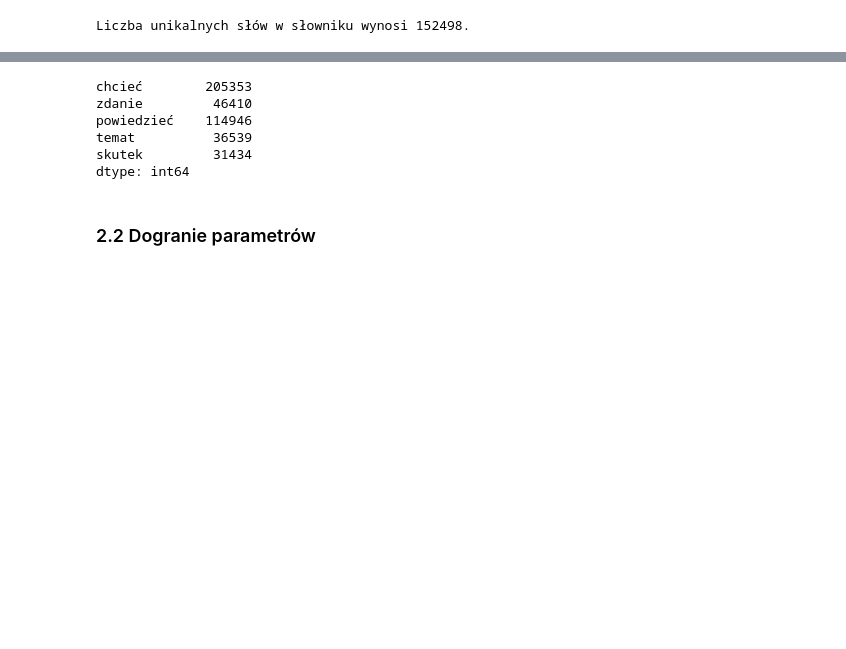
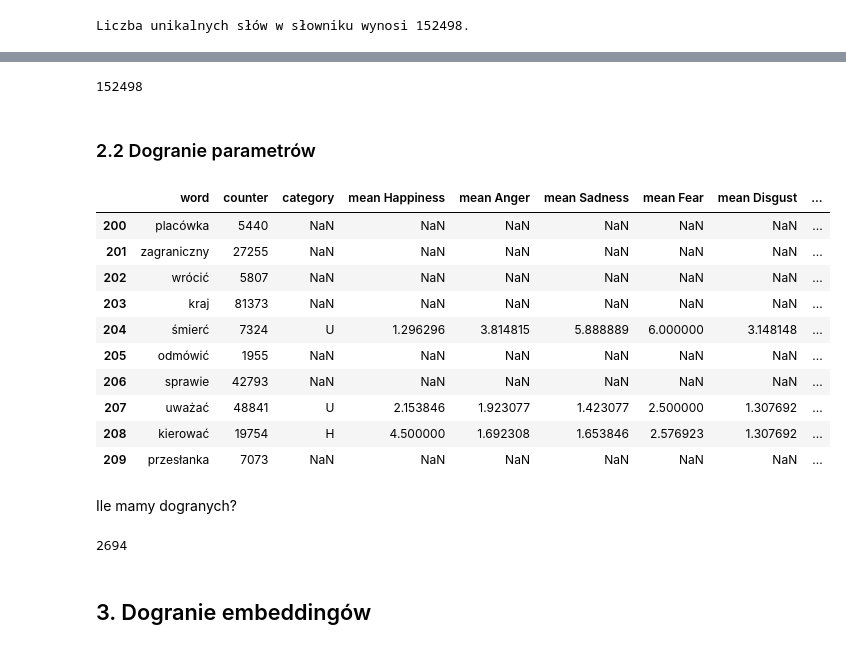
Before and after one commit to magda-lena-b/praca, a Jupyter notebook: 13_przypisanie_sentymentu.ipynb, the cells around one changed output, grey strips where cells are left out. Drawn from its saved outputs; the diff is of its cells as text; code cells hidden in the pictures; blank space fills up the shorter version.

```diff
--- a/13_przypisanie_sentymentu.ipynb
+++ b/13_przypisanie_sentymentu.ipynb
@@ -104,5 +168,6 @@ print('Liczba unikalnych słów w słowniku wynosi {}.'.format(len(dict_sp)))
 # %% [output]
 Liczba unikalnych słów w słowniku wynosi 152498.
 # %%
-df_sp = pd.DataFrame(dict_sp)
+df_sp = pd.DataFrame(list(dict_sp.items()), columns=['word', 'counter'])
+df_sp.head()
 # %% [output]
@@ -110,11 +180,28 @@ ValueError: If using all scalar values, you must pass an index
-# %%
-df_sp.head()
-# %% [output]
-chcieć        205353
-zdanie         46410
-powiedzieć    114946
-temat          36539
-skutek         31434
-dtype: int64
+# %%
+len(df_sp)
+# %% [output]
+152498
 # %% [markdown]
 ### 2.2 Dogranie parametrów
+# %%
+df_sp = pd.merge(df_sp, NAWL, left_on='word', right_on='word', how='left' )
+# %%
+df_sp[200:210]
+# %% [output]
+|  | word | counter | category | mean Happiness | mean Anger | mean Sadness | mean Fear | mean Disgust | ... |
+| 200 | placówka | 5440 | NaN | NaN | NaN | NaN | NaN | NaN | ... |
+| 201 | zagraniczny | 27255 | NaN | NaN | NaN | NaN | NaN | NaN | ... |
+| 202 | wrócić | 5807 | NaN | NaN | NaN | NaN | NaN | NaN | ... |
+| 203 | kraj | 81373 | NaN | NaN | NaN | NaN | NaN | NaN | ... |
+| 204 | śmierć | 7324 | U | 1.296296 | 3.814815 | 5.888889 | 6.000000 | 3.148148 | ... |
+| 205 | odmówić | 1955 | NaN | NaN | NaN | NaN | NaN | NaN | ... |
+| 206 | sprawie | 42793 | NaN | NaN | NaN | NaN | NaN | NaN | ... |
+| 207 | uważać | 48841 | U | 2.153846 | 1.923077 | 1.423077 | 2.500000 | 1.307692 | ... |
+| 208 | kierować | 19754 | H | 4.500000 | 1.692308 | 1.653846 | 2.576923 | 1.307692 | ... |
+| 209 | przesłanka | 7073 | NaN | NaN | NaN | NaN | NaN | NaN | ... |
+# %% [markdown]
+Ile mamy dogranych?
+# %%
+len(df_sp[pd.isnull(df_sp['category'])==False])
+# %% [output]
+2694
@@ -120,0 +210,2 @@ dtype: int64
+# %% [markdown]
+## 3. Dogranie embeddingów
```
Also changed, not shown: parts of 15 cells of this notebook.
